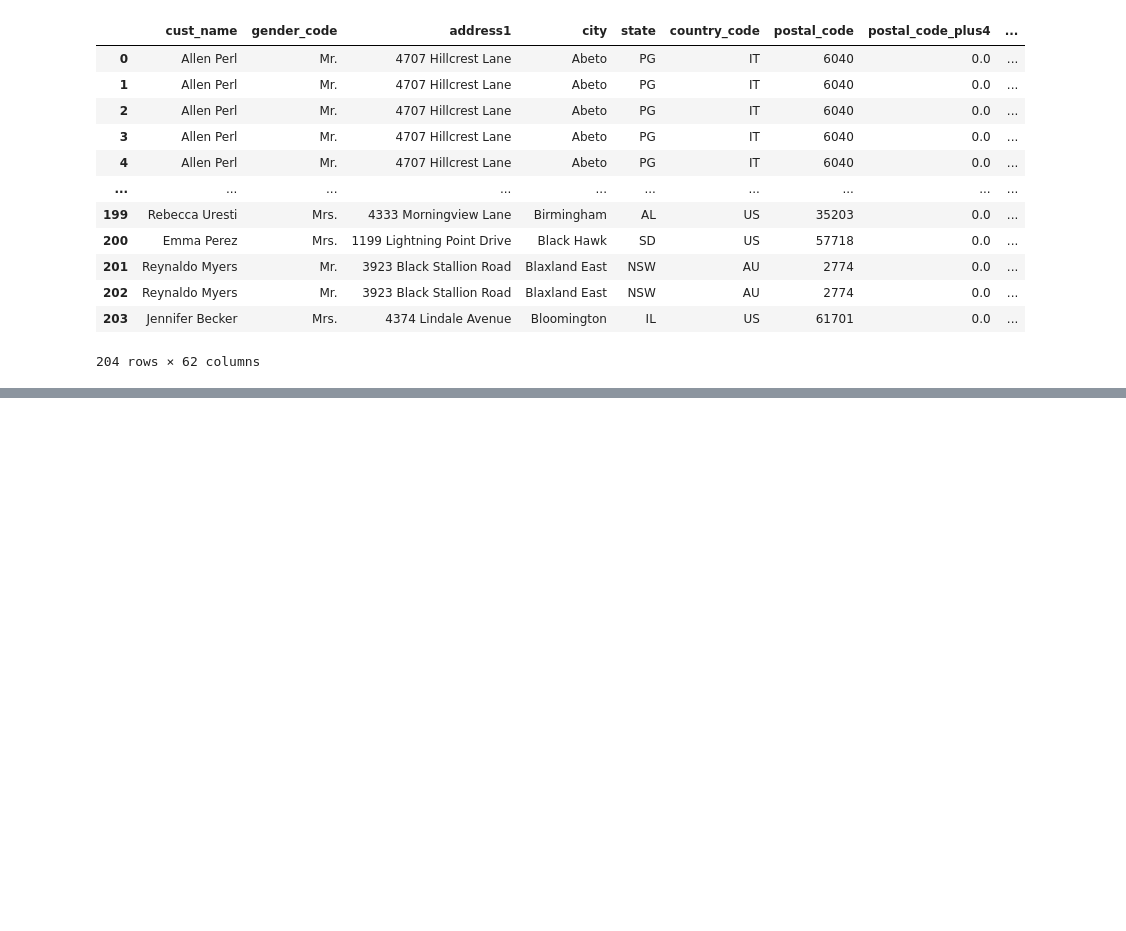
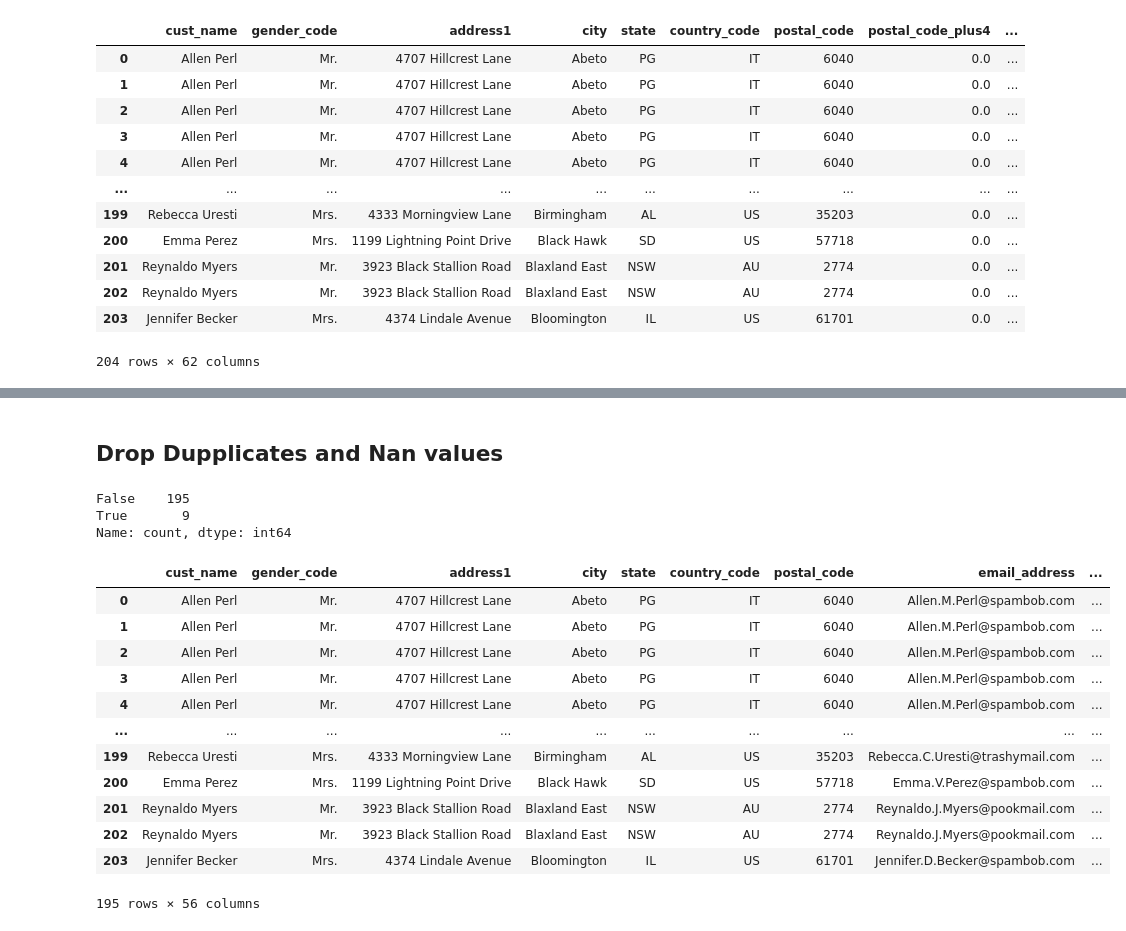
Before and after one commit to delidji88/Data-Analyst-Project, a Jupyter notebook: 3. Customer/customer.ipynb, the cells around one changed output, grey strips where cells are left out. Cells and saved outputs as stored; diff of their text form; code cells hidden in the pictures; blank space fills up the shorter version.

```diff
--- a/3. Customer/customer.ipynb
+++ b/3. Customer/customer.ipynb
@@ -26,0 +29,3 @@ raw_data
+# %%
+# Copy raw_data into 'df'
+df = raw_data.copy()
@@ -26,0 +55,3 @@ raw_data
+# %%
+# Drop columns 'driver_license', 'locality', 'address2'
+df.drop(["address2", "driver_license", "locality","postal_code_plus4", "order_date", "order_posted_date",], axis=1, inplace = True)
@@ -26,0 +78,27 @@ raw_data
+# %% [markdown]
+## Drop Dupplicates and Nan values
+# %%
+# Display dupplicates
+df.duplicated().value_counts()
+# %% [output]
+False    195
+True       9
+Name: count, dtype: int64
+# %%
+df = df.drop_duplicates()
+# %%
+df
+# %% [output]
+|  | cust_name | gender_code | address1 | city | state | country_code | postal_code | email_address | ... |
+| 0 | Allen Perl | Mr. | 4707 Hillcrest Lane | Abeto | PG | IT | 6040 | Allen.M.Perl@spambob.com | ... |
+| 1 | Allen Perl | Mr. | 4707 Hillcrest Lane | Abeto | PG | IT | 6040 | Allen.M.Perl@spambob.com | ... |
+| 2 | Allen Perl | Mr. | 4707 Hillcrest Lane | Abeto | PG | IT | 6040 | Allen.M.Perl@spambob.com | ... |
+| 3 | Allen Perl | Mr. | 4707 Hillcrest Lane | Abeto | PG | IT | 6040 | Allen.M.Perl@spambob.com | ... |
+| 4 | Allen Perl | Mr. | 4707 Hillcrest Lane | Abeto | PG | IT | 6040 | Allen.M.Perl@spambob.com | ... |
+| ... | ... | ... | ... | ... | ... | ... | ... | ... | ... |
+| 199 | Rebecca Uresti | Mrs. | 4333 Morningview Lane | Birmingham | AL | US | 35203 | Rebecca.C.Uresti@trashymail.com | ... |
+| 200 | Emma Perez | Mrs. | 1199 Lightning Point Drive | Black Hawk | SD | US | 57718 | Emma.V.Perez@spambob.com | ... |
+| 201 | Reynaldo Myers | Mr. | 3923 Black Stallion Road | Blaxland East | NSW | AU | 2774 | Reynaldo.J.Myers@pookmail.com | ... |
+| 202 | Reynaldo Myers | Mr. | 3923 Black Stallion Road | Blaxland East | NSW | AU | 2774 | Reynaldo.J.Myers@pookmail.com | ... |
+| 203 | Jennifer Becker | Mrs. | 4374 Lindale Avenue | Bloomington | IL | US | 61701 | Jennifer.D.Becker@spambob.com | ... |
+195 rows × 56 columns
```
Also changed, not shown: parts of 27 cells of this notebook, 3 other files.
